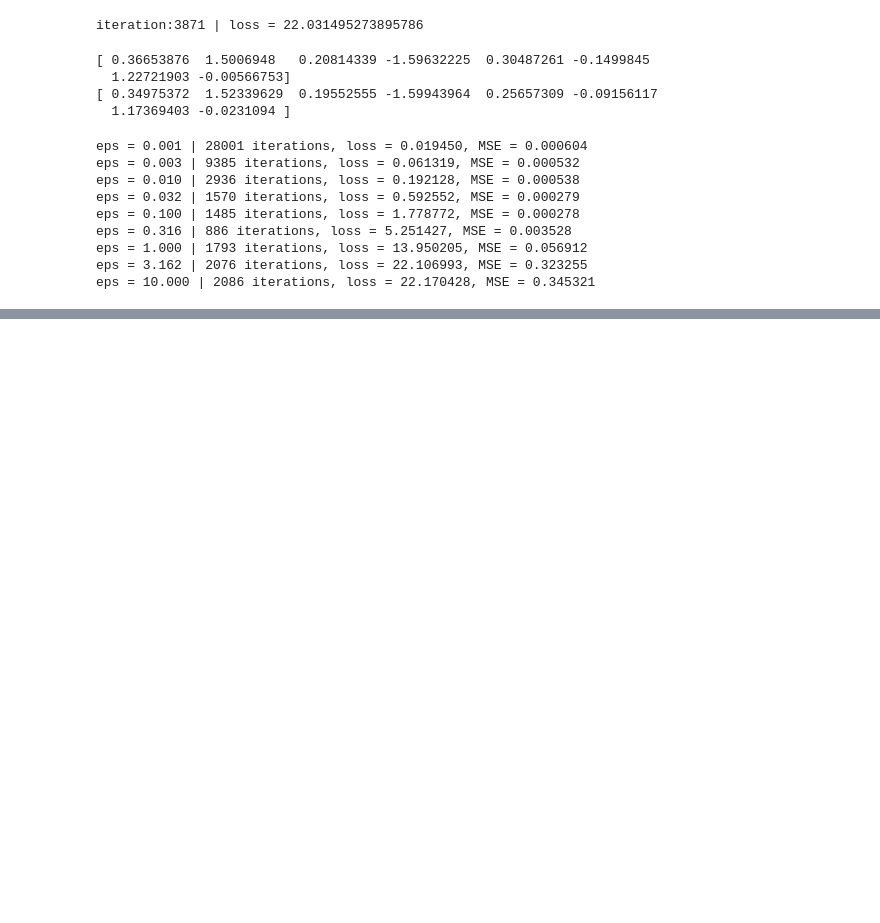
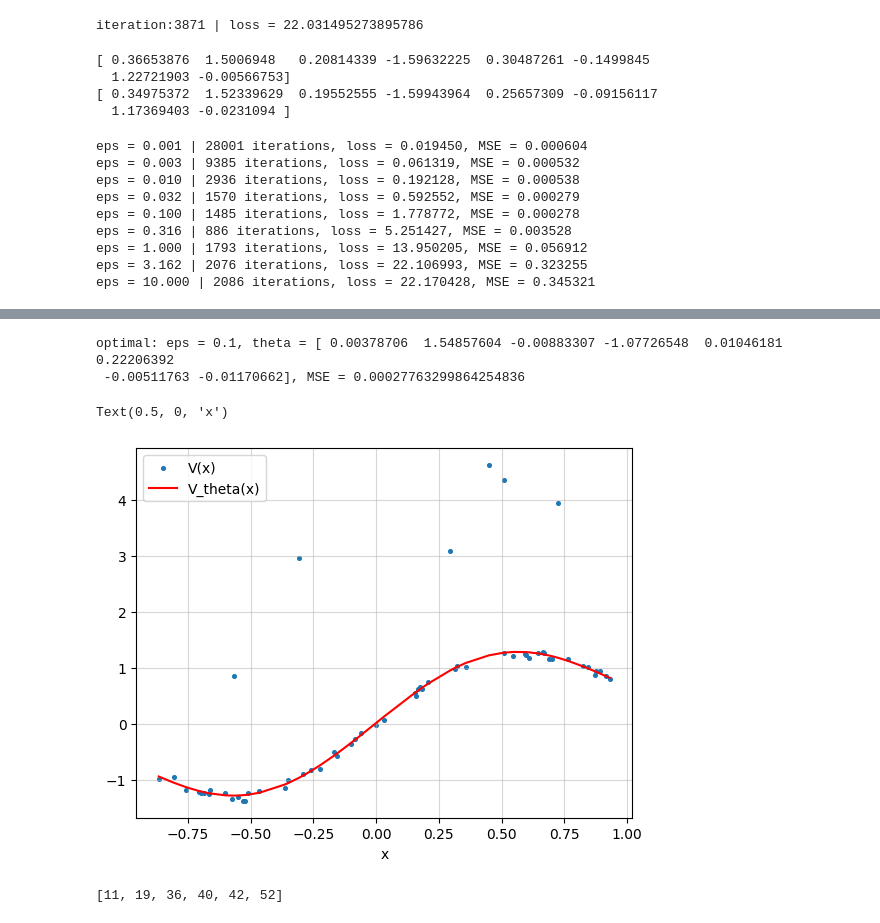
Before and after one commit to Deuter1um/OptimCW26_27, a Jupyter notebook: notebooks/part1.ipynb, the cells around one changed output, grey strips where cells are left out. Cells and saved outputs as stored; diff of their text form; code cells hidden in the pictures; blank space fills up the shorter version.

```diff
--- a/notebooks/part1.ipynb
+++ b/notebooks/part1.ipynb
@@ -165,0 +173,27 @@ plt.grid(alpha=0.5)
+# %%
+optimal_idx = np.argmin(MSE_set)
+theta_optimal = theta_set[optimal_idx]
+print(f"optimal: eps = {eps_set[optimal_idx]}, theta = {theta_optimal}, MSE = {MSE_set[optimal_idx]}")
+
+v_estimate_vec = np.array([utils.V_estimate(theta_optimal, x) for x in X])
+
+plt.scatter(X, Y, label="V(x)", s=7)
+plt.plot(X, v_estimate_vec, label="V_theta(x)", color="red")
+
+plt.legend()
+plt.grid(alpha=0.5)
+plt.xlabel("x")
+# %% [output]
+optimal: eps = 0.1, theta = [ 0.00378706  1.54857604 -0.00883307 -1.07726548  0.01046181  0.22206392
+ -0.00511763 -0.01170662], MSE = 0.00027763299864254836
+Text(0.5, 0, 'x')
+[figure, added]
+# %%
+outliers = []
+for i, y in enumerate(Y):
+    if abs(v_estimate_vec[i] - y) > 0.25:
+        outliers.append(i+1)
+
+print(outliers)
+# %% [output]
+[11, 19, 36, 40, 42, 52]
```
Also changed, not shown: parts of 5 cells of this notebook, 6 other files.
